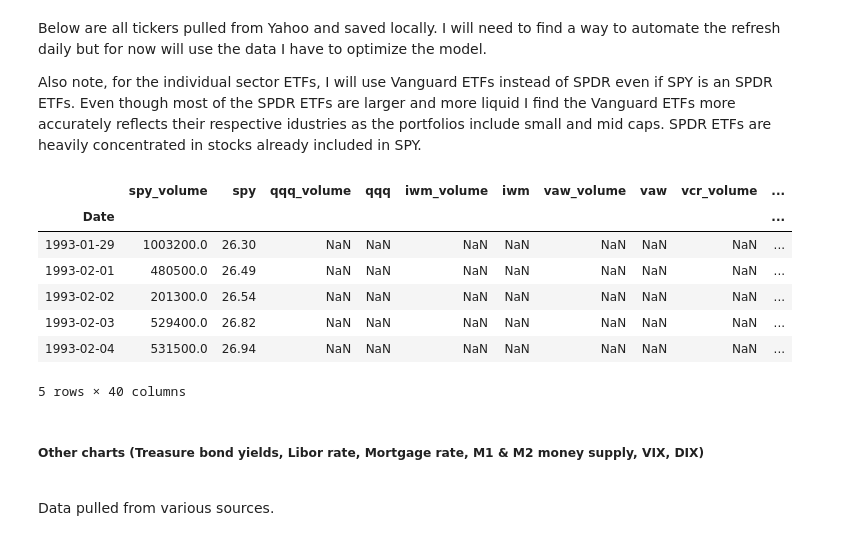
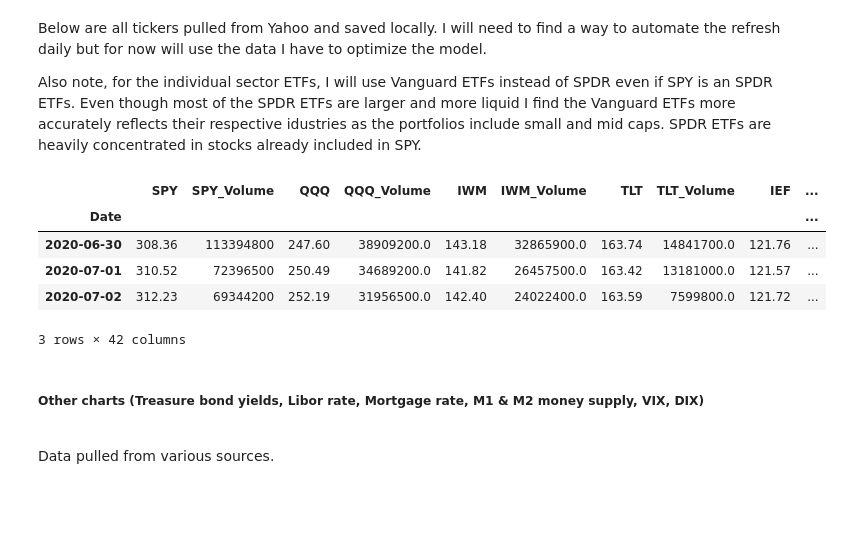
Before and after one commit to terrill11/spy_trend, a Jupyter notebook: models/spy_trend_xgboost2.ipynb, the cells around one changed output. Saved outputs shown, nothing was run; the diff lists cells and outputs as text; code cells hidden in the pictures; blank space fills up the shorter version.

Commit message:
set up sql database as new data source

```diff
--- a/models/spy_trend_xgboost2.ipynb
+++ b/models/spy_trend_xgboost2.ipynb
@@ -36,0 +33,5 @@ main_df.head()
+# %%
+main_df = %sql select * from equities.dbo.spy order by date
+
+main_df = clean_yahoo_df(main_df.DataFrame(), 'SPY')
+main_df.tail()
@@ -58,30 +55,29 @@ bonds = ['ief', 'tlt']
-# %%
-for ticker in etfs:
-    temp_df = clean_yahoo_df(f'{path}/final_dfs/{ticker}.csv')
-    main_df = main_df.join(temp_df, how='left')
-
-for ticker in sector_etf:
-    temp_df = clean_yahoo_df(f'{path}/final_dfs/{sector_etf_path}/{ticker}.csv')
-    main_df = main_df.join(temp_df, how='left')
-
-for ticker in futures:
-    temp_df = clean_yahoo_df(f'{path}/final_dfs/{futures_path}/{ticker}.csv')
-    main_df = main_df.join(temp_df, how='left')
-
-for ticker in bonds:
-    temp_df = clean_yahoo_df(f'{path}/final_dfs/{bonds_etf_path}/{ticker}.csv')
-    main_df = main_df.join(temp_df, how='left')
-# %%
-main_df.head()
-# %% [output]
-|  | spy_volume | spy | qqq_volume | qqq | iwm_volume | iwm | vaw_volume | vaw | vcr_volume | ... |
-| Date |  |  |  |  |  |  |  |  |  | ... |
-| 1993-01-29 | 1003200.0 | 26.30 | NaN | NaN | NaN | NaN | NaN | NaN | NaN | ... |
-| 1993-02-01 | 480500.0 | 26.49 | NaN | NaN | NaN | NaN | NaN | NaN | NaN | ... |
-| 1993-02-02 | 201300.0 | 26.54 | NaN | NaN | NaN | NaN | NaN | NaN | NaN | ... |
-| 1993-02-03 | 529400.0 | 26.82 | NaN | NaN | NaN | NaN | NaN | NaN | NaN | ... |
-| 1993-02-04 | 531500.0 | 26.94 | NaN | NaN | NaN | NaN | NaN | NaN | NaN | ... |
-5 rows × 40 columns
+# %%
+etfs = ['QQQ', 'IWM', 'TLT', 'IEF', 'VNQ', 'VGT', 'VHT', 'VFH', 'VCR', 'VIS', 'VDC', 'VPU', 'VDE', 'VAW', 'VOX']
+
+futures = ['CL=F', 'GC=F', 'SI=F', 'ZF=F', 'ZN=F']
+# %%
+%%capture
+
+for ticker in etfs:
+    query = %sql SELECT * FROM Equities.dbo.$ticker ORDER BY date DESC
+    temp_df = clean_yahoo_df(query.DataFrame(), ticker)
+    main_df = main_df.join(temp_df, how='left')
+
+for ticker in futures:
+    new_ticker = ticker.replace('=','_')
+    query = %sql SELECT * FROM Futures.dbo.$new_ticker ORDER BY date DESC
+    temp_df = clean_yahoo_df(query.DataFrame(), ticker)
+    main_df = main_df.join(temp_df, how='left')
+# %%
+main_df.tail(3)
+# %% [output]
+|  | SPY | SPY_Volume | QQQ | QQQ_Volume | IWM | IWM_Volume | TLT | TLT_Volume | IEF | ... |
+| Date |  |  |  |  |  |  |  |  |  | ... |
+| 2020-06-30 | 308.36 | 113394800 | 247.60 | 38909200.0 | 143.18 | 32865900.0 | 163.74 | 14841700.0 | 121.76 | ... |
+| 2020-07-01 | 310.52 | 72396500 | 250.49 | 34689200.0 | 141.82 | 26457500.0 | 163.42 | 13181000.0 | 121.57 | ... |
+| 2020-07-02 | 312.23 | 69344200 | 252.19 | 31956500.0 | 142.40 | 24022400.0 | 163.59 | 7599800.0 | 121.72 | ... |
+3 rows × 42 columns
 # %% [markdown]
 <h5>Other charts (Treasure bond yields, Libor rate, Mortgage rate, M1 & M2 money supply, VIX, DIX)</h5>
 <br>
```
Also changed, not shown: parts of 9 cells of this notebook.
